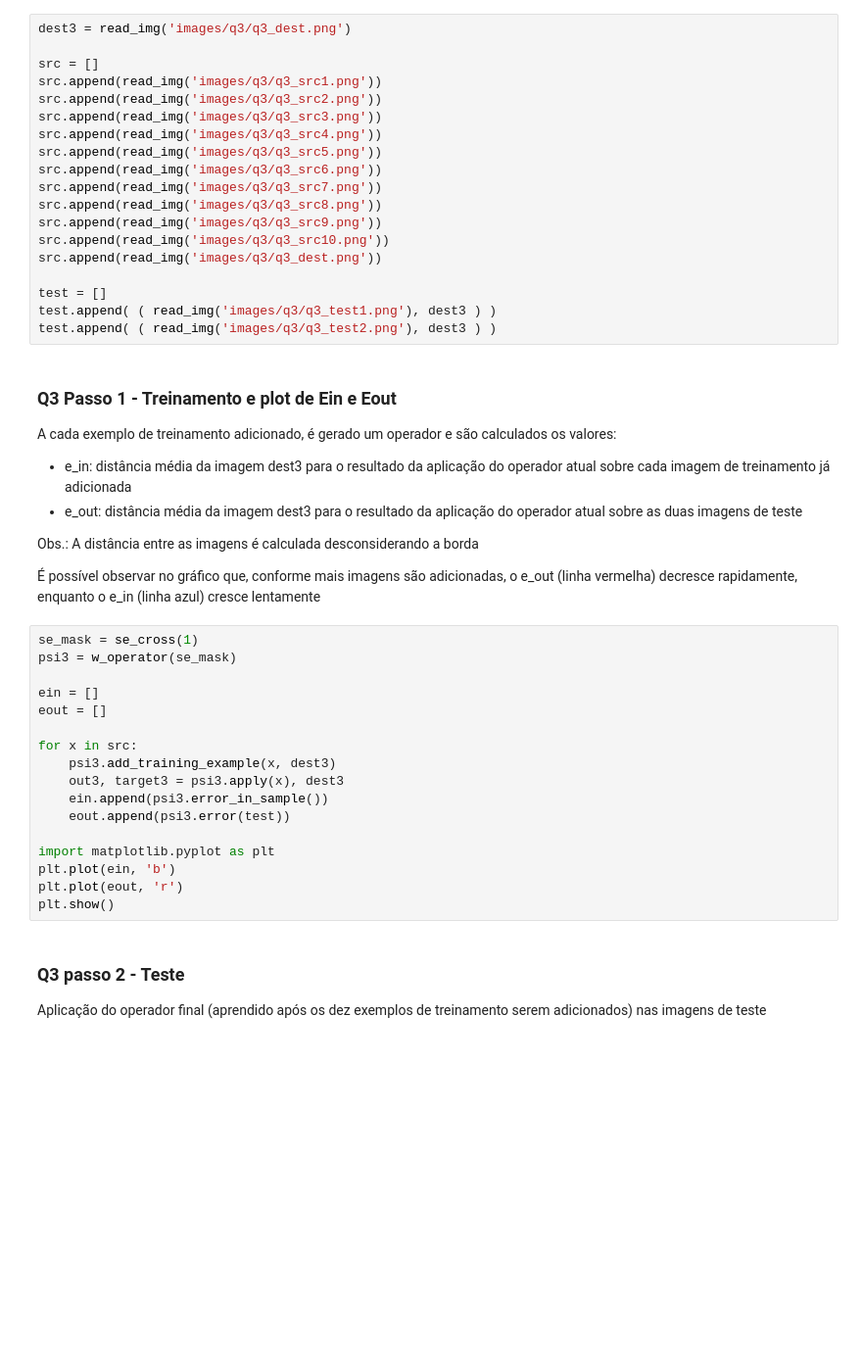
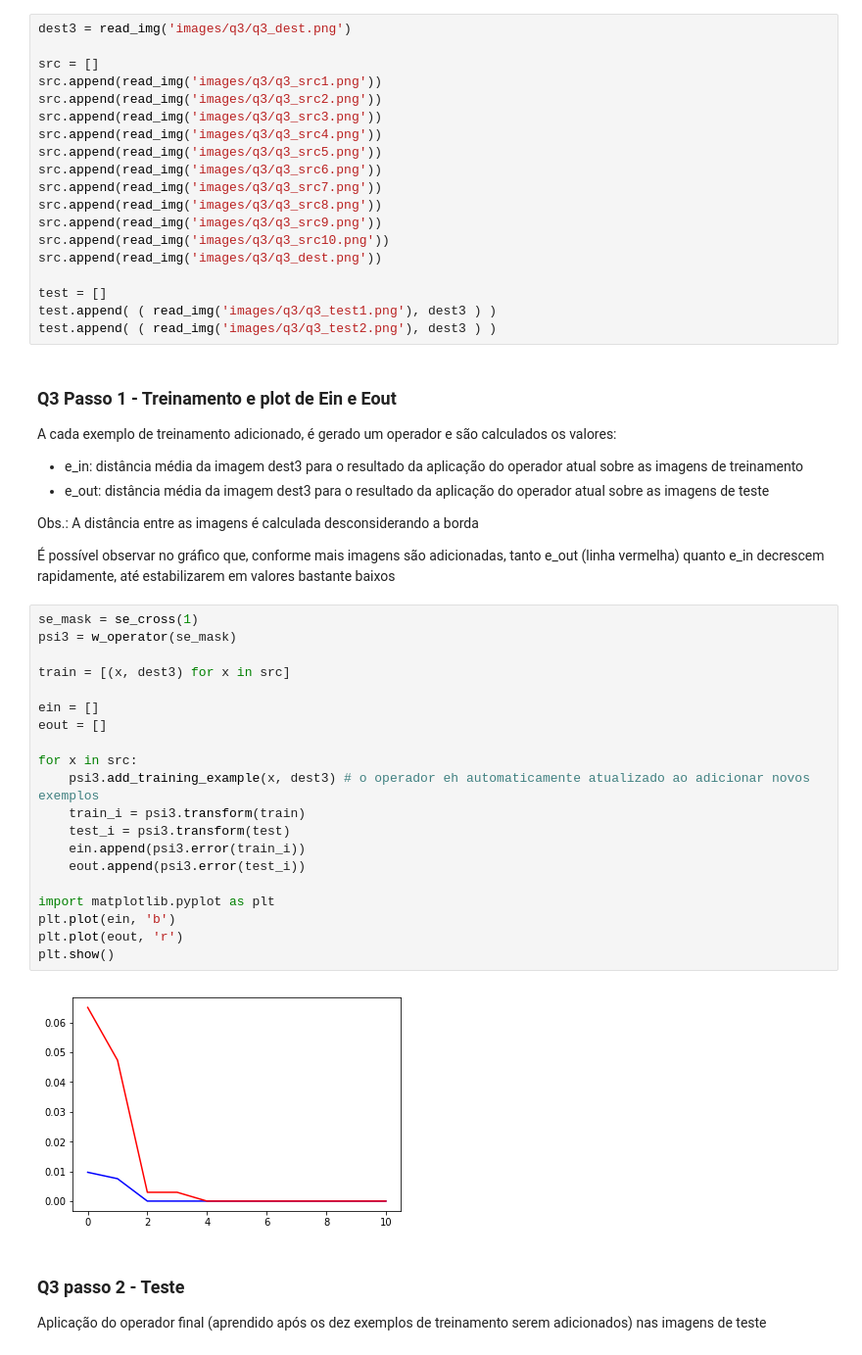
Before and after one commit to caiki/machinelearningusp, a Jupyter notebook: ep1/ep1.ipynb, the cells around one changed output. Shown at 98% size. Cells and saved outputs as stored; diff of their text form; blank space fills up the shorter version.

```diff
--- a/ep1/ep1.ipynb
+++ b/ep1/ep1.ipynb
@@ -114,29 +130,34 @@ test.append( ( read_img('images/q3/q3_test2.png'), dest3 ) )
 ### Q3 Passo 1 - Treinamento e plot de Ein e Eout
 
 A cada exemplo de treinamento adicionado, é gerado um operador e são calculados os valores:
-* e_in: distância média da imagem dest3 para o resultado da aplicação do operador atual sobre cada imagem de treinamento já adicionada
-* e_out: distância média da imagem dest3 para o resultado da aplicação do operador atual sobre as duas imagens de teste
+* e_in: distância média da imagem dest3 para o resultado da aplicação do operador atual sobre as imagens de treinamento
+* e_out: distância média da imagem dest3 para o resultado da aplicação do operador atual sobre as imagens de teste
 
 Obs.: A distância entre as imagens é calculada desconsiderando a borda
 
-É possível observar no gráfico que, conforme mais imagens são adicionadas, o e_out (linha vermelha) decresce rapidamente, enquanto o e_in (linha azul) cresce lentamente
+É possível observar no gráfico que, conforme mais imagens são adicionadas, tanto e_out (linha vermelha) quanto e_in decrescem rapidamente, até estabilizarem em valores bastante baixos
 # %%
 se_mask = se_cross(1)
 psi3 = w_operator(se_mask)
+
+train = [(x, dest3) for x in src]
 
 ein = []
 eout = []
 
 for x in src:
-    psi3.add_training_example(x, dest3)
-    out3, target3 = psi3.apply(x), dest3
-    ein.append(psi3.error_in_sample())
-    eout.append(psi3.error(test))
+    psi3.add_training_example(x, dest3) # o operador eh automaticamente atualizado ao adicionar novos exemplos
+    train_i = psi3.transform(train)
+    test_i = psi3.transform(test)
+    ein.append(psi3.error(train_i))
+    eout.append(psi3.error(test_i))
 
 import matplotlib.pyplot as plt
 plt.plot(ein, 'b')
 plt.plot(eout, 'r')
 plt.show()
+# %% [output]
+[figure, added]
 # %% [markdown]
 ### Q3 passo 2 - Teste
 
```
Also changed, not shown: parts of 18 cells of this notebook, 1 other file.
